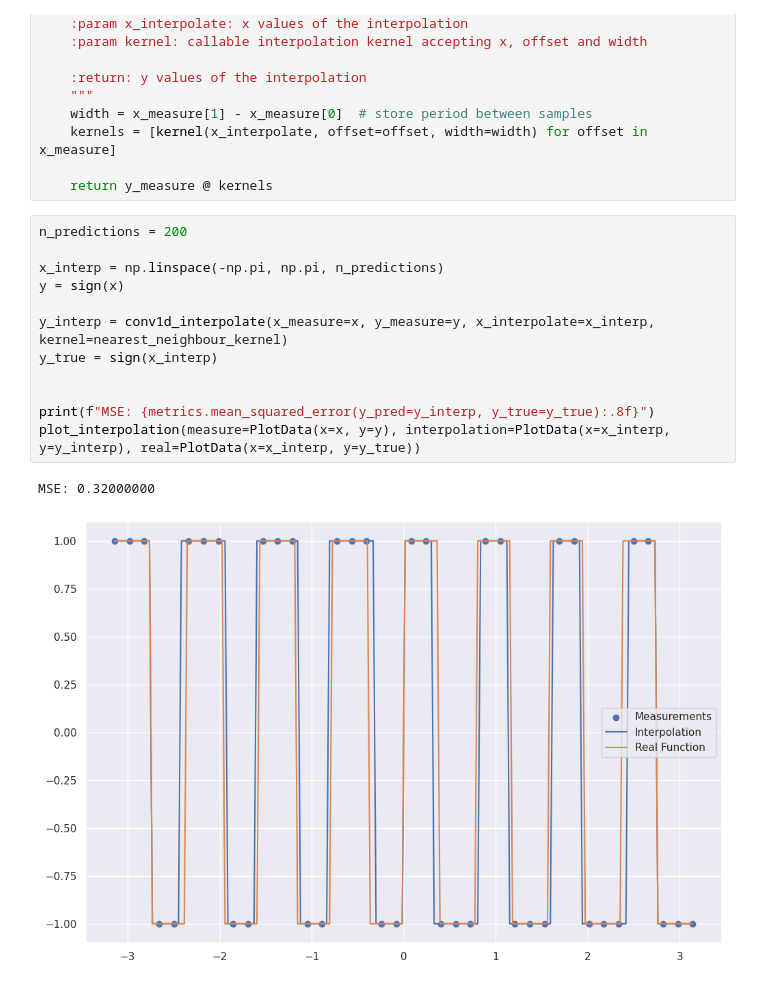
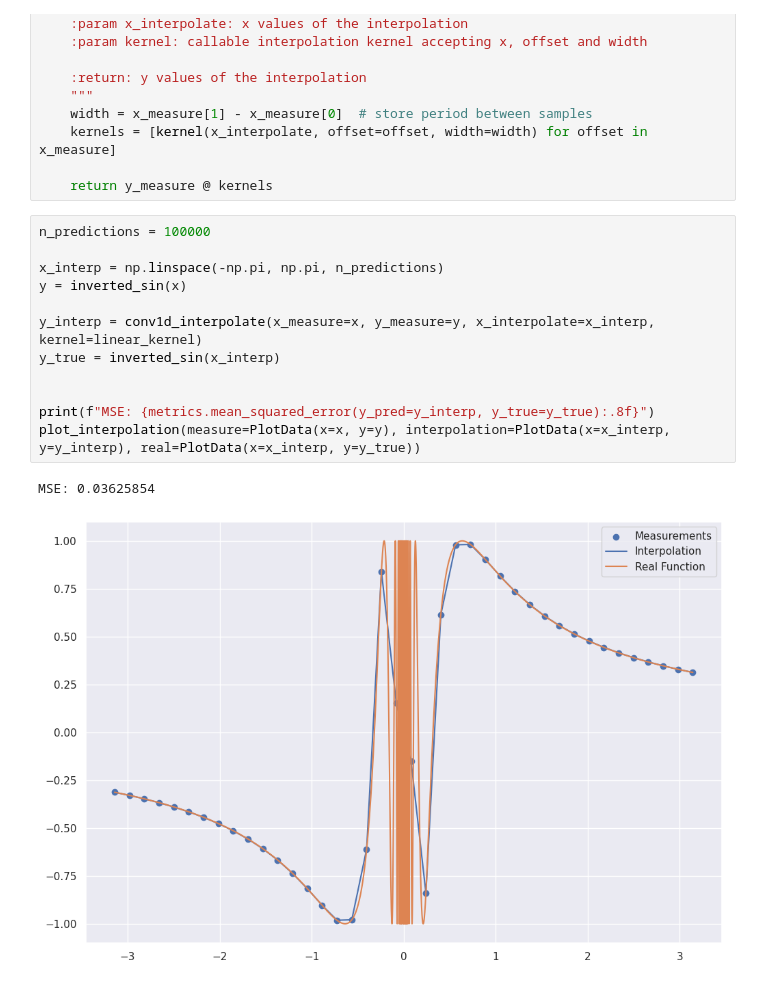
Before and after one commit to sumadvena/SiOC_2023, a Jupyter notebook: SiOC_2.ipynb, the cells around one changed output. Cells and saved outputs as stored; diff of their text form.

```diff
--- a/SiOC_2.ipynb
+++ b/SiOC_2.ipynb
@@ -95,17 +80,17 @@ def conv1d_interpolate(x_measure: np.array, y_measure: np.array, x_interpolate:
 
     return y_measure @ kernels
 # %%
-n_predictions = 200
+n_predictions = 100000
 
 x_interp = np.linspace(-np.pi, np.pi, n_predictions)
-y = sign(x)
+y = inverted_sin(x)
 
-y_interp = conv1d_interpolate(x_measure=x, y_measure=y, x_interpolate=x_interp, kernel=nearest_neighbour_kernel)
-y_true = sign(x_interp)
+y_interp = conv1d_interpolate(x_measure=x, y_measure=y, x_interpolate=x_interp, kernel=linear_kernel)
+y_true = inverted_sin(x_interp)
 
 
 print(f"MSE: {metrics.mean_squared_error(y_pred=y_interp, y_true=y_true):.8f}")
 plot_interpolation(measure=PlotData(x=x, y=y), interpolation=PlotData(x=x_interp, y=y_interp), real=PlotData(x=x_interp, y=y_true))
 # %% [output]
-MSE: 0.32000000
+MSE: 0.03625854
-[figure, old version]
+[figure, new version]
```
Also changed, not shown: parts of 3 cells of this notebook.
